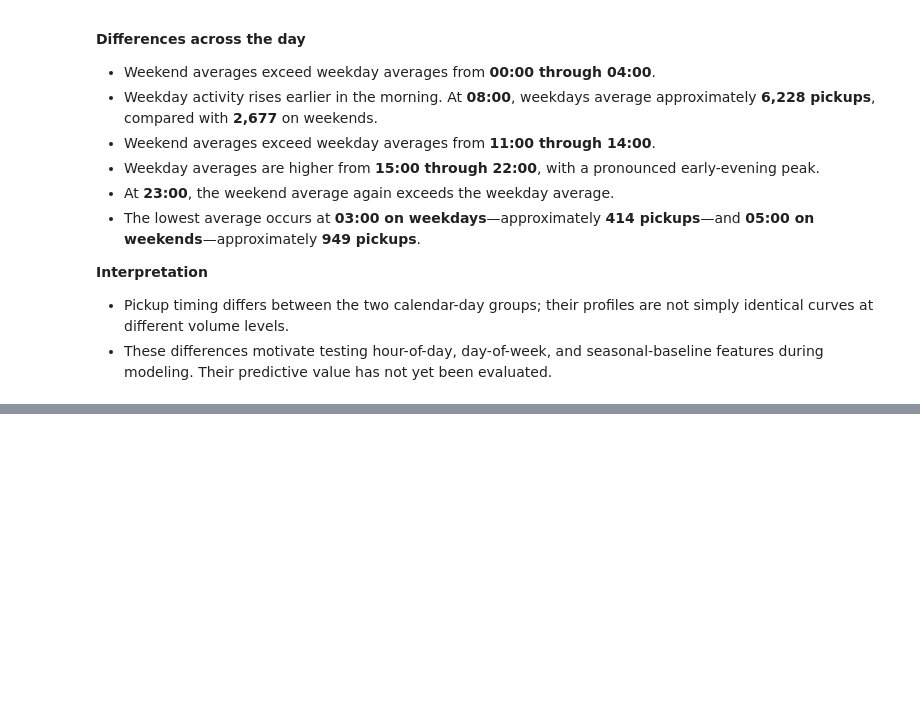
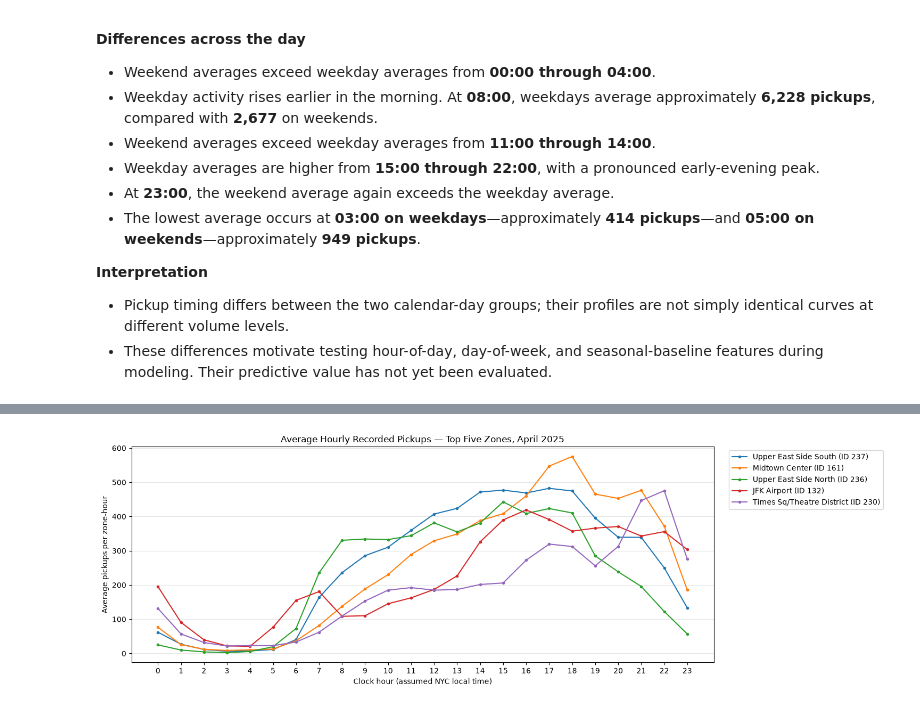
Before and after one commit to neehanthreddym/urban-mobility-demand-forecasting, a Jupyter notebook: notebooks/01_april_eda.ipynb, the cells around one changed output, grey strips where cells are left out. Saved outputs shown, nothing was run; the diff lists cells and outputs as text; code cells hidden in the pictures; blank space fills up the shorter version.

```diff
--- a/notebooks/01_april_eda.ipynb
+++ b/notebooks/01_april_eda.ipynb
@@ -287,0 +425,23 @@ peak_rows
+# %%
+# Select the top five and calculate profiles
+selected_zones = zone_summary.head(5)[["pickup_zone_id", "Borough", "Zone"]].copy()
+selected_data = df.loc[df["pickup_zone_id"].isin(selected_zones["pickup_zone_id"])].copy()
+selected_data["hour"] = selected_data["hour_start"].dt.hour
+
+zone_hourly_profile = (
+    selected_data.groupby(["pickup_zone_id", "hour"])
+    .agg(
+        mean_pickups=("pickup_count", "mean"),
+        median_pickups=("pickup_count", "median"),
+        days=("pickup_count", "size"),
+    )
+    .reset_index()
+    .merge(selected_zones, on="pickup_zone_id", how="left", validate="many_to_one")
+    .sort_values(["pickup_zone_id", "hour"])
+)
+
+assert len(zone_hourly_profile) == 5 * 24
+assert zone_hourly_profile["days"].eq(30).all()
+assert zone_hourly_profile["Zone"].notna().all()
+
+zone_hourly_profile
@@ -287,0 +462,21 @@ peak_rows
+# %%
+fig, ax = plt.subplots(figsize=(15, 5))
+
+for zone_id in selected_zones["pickup_zone_id"]:
+    profile = zone_hourly_profile.loc[zone_hourly_profile["pickup_zone_id"].eq(zone_id)].sort_values("hour")
+    zone_name = profile["Zone"].iloc[0]
+    ax.plot(profile["hour"], profile["mean_pickups"], marker="o", markersize=3, label=f"{zone_name} (ID {zone_id})")
+
+ax.set(
+    title="Average Hourly Recorded Pickups — Top Five Zones, April 2025",
+    xlabel="Clock hour (assumed NYC local time)",
+    ylabel="Average pickups per zone-hour",
+)
+ax.set_xticks(range(24))
+ax.grid(axis="y", alpha=0.3)
+ax.legend(bbox_to_anchor=(1.02, 1), loc="upper left")
+
+fig.tight_layout()
+plt.show()
+# %% [output]
+[figure, added]
```
Also changed, not shown: parts of 18 cells of this notebook.
